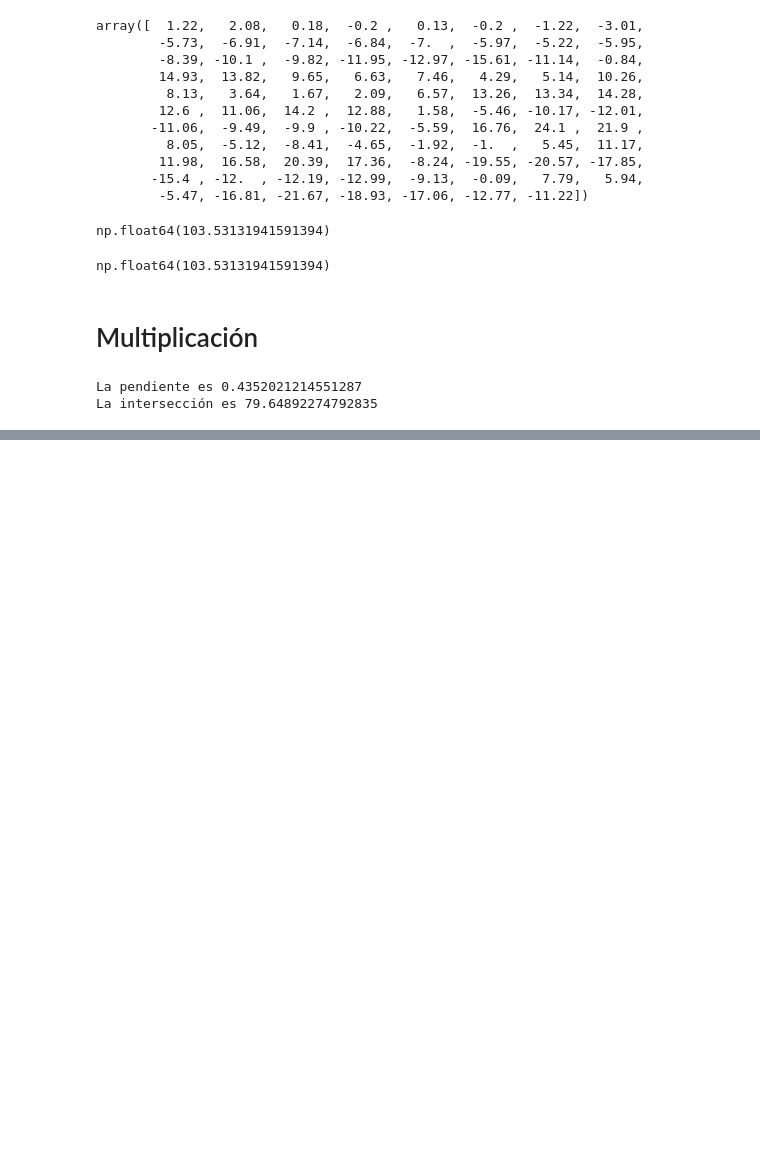
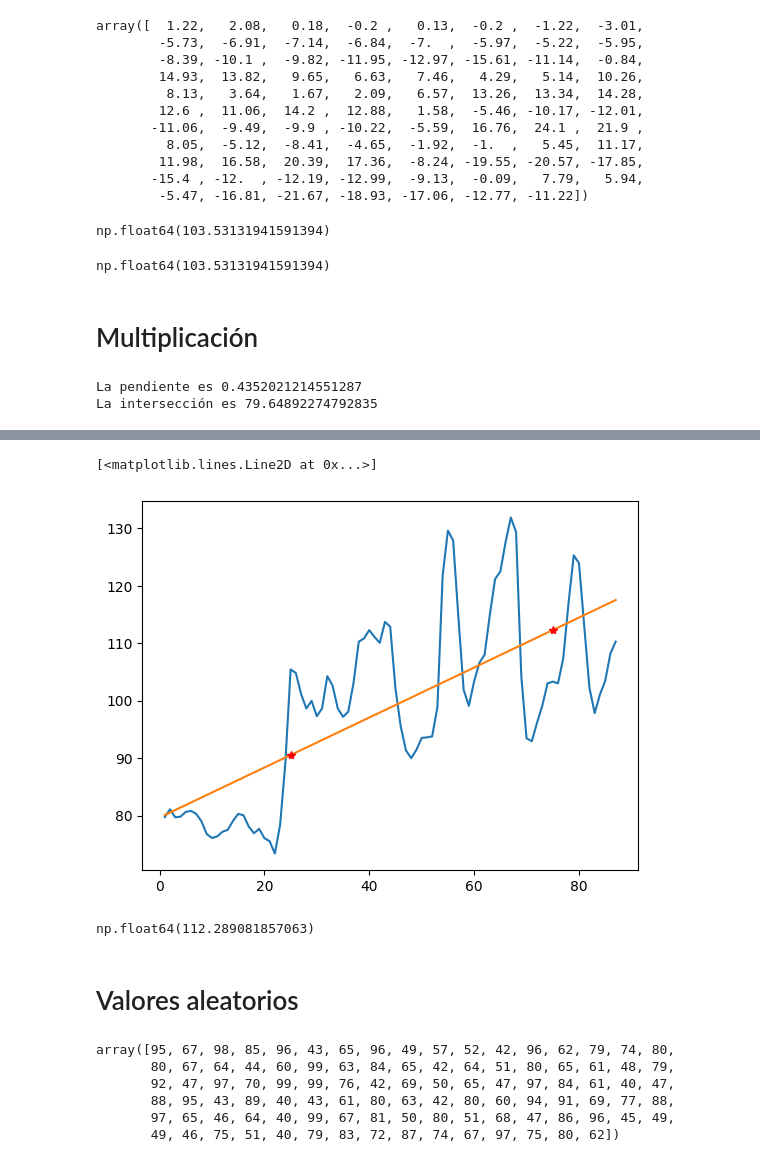
Before and after one commit to Miky-Bareiro/Curso_python_2, a Jupyter notebook: Numpy.ipynb, the cells around one changed output, grey strips where cells are left out. Cells and saved outputs as stored; diff of their text form; code cells hidden in the pictures; blank space fills up the shorter version.

```diff
--- a/Numpy.ipynb
+++ b/Numpy.ipynb
@@ -348,0 +379,24 @@ La intersección es 79.64892274792835
+# %%
+plt.plot(fechas, moscu)
+plt.plot(x, y)
+plt.plot(25, a*25+b, '*r')
+plt.plot(75, a*75+b, '*r')
+# %% [output]
+[<matplotlib.lines.Line2D at 0x...>]
+[figure, added]
+# %%
+a*75+b
+# %% [output]
+np.float64(112.289081857063)
+# %% [markdown]
+# Valores aleatorios
+# %%
+# enteros
+np.random.randint(40, 100, 100)
+# %% [output]
+array([95, 67, 98, 85, 96, 43, 65, 96, 49, 57, 52, 42, 96, 62, 79, 74, 80,
+       80, 67, 64, 44, 60, 99, 63, 84, 65, 42, 64, 51, 80, 65, 61, 48, 79,
+       92, 47, 97, 70, 99, 99, 76, 42, 69, 50, 65, 47, 97, 84, 61, 40, 47,
+       88, 95, 43, 89, 40, 43, 61, 80, 63, 42, 80, 60, 94, 91, 69, 77, 88,
+       97, 65, 46, 64, 40, 99, 67, 81, 50, 80, 51, 68, 47, 86, 96, 45, 49,
+       49, 46, 75, 51, 40, 79, 83, 72, 87, 74, 67, 97, 75, 80, 62])
```
Also changed, not shown: parts of 18 cells of this notebook.
